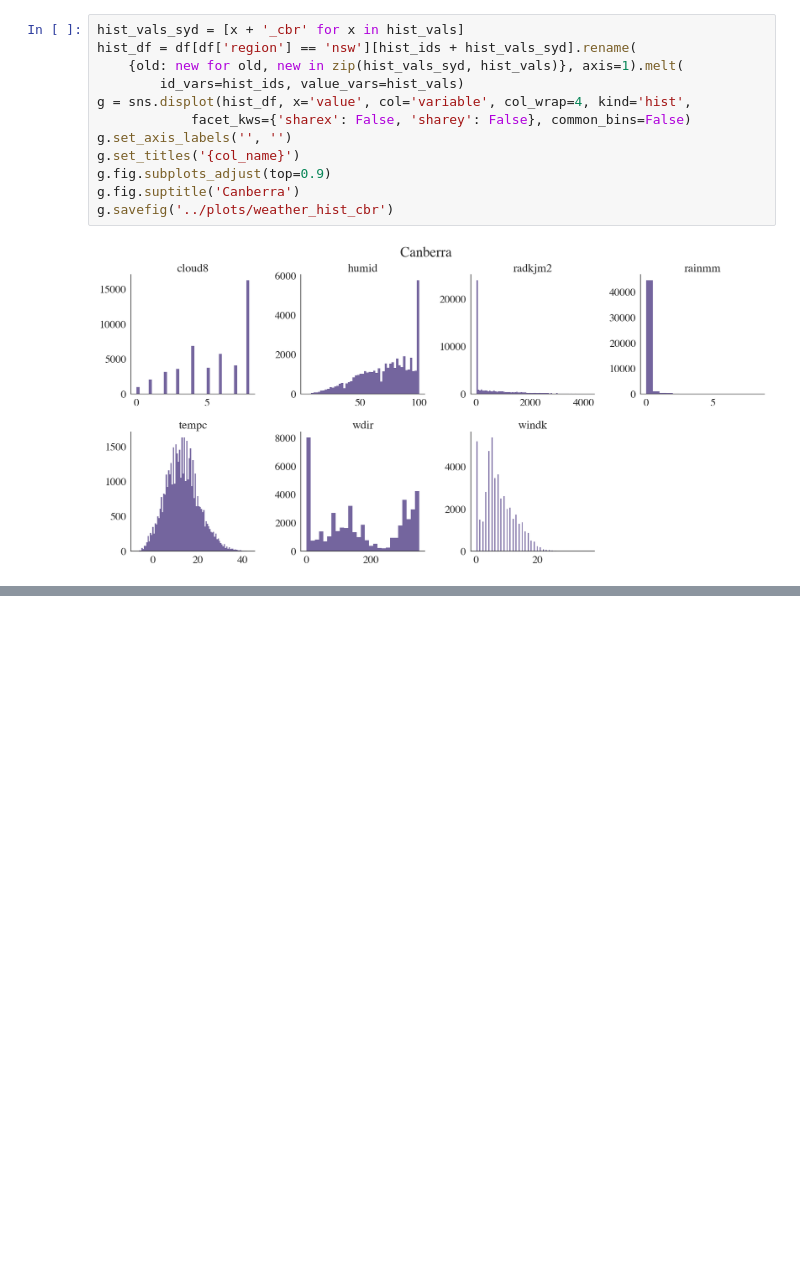
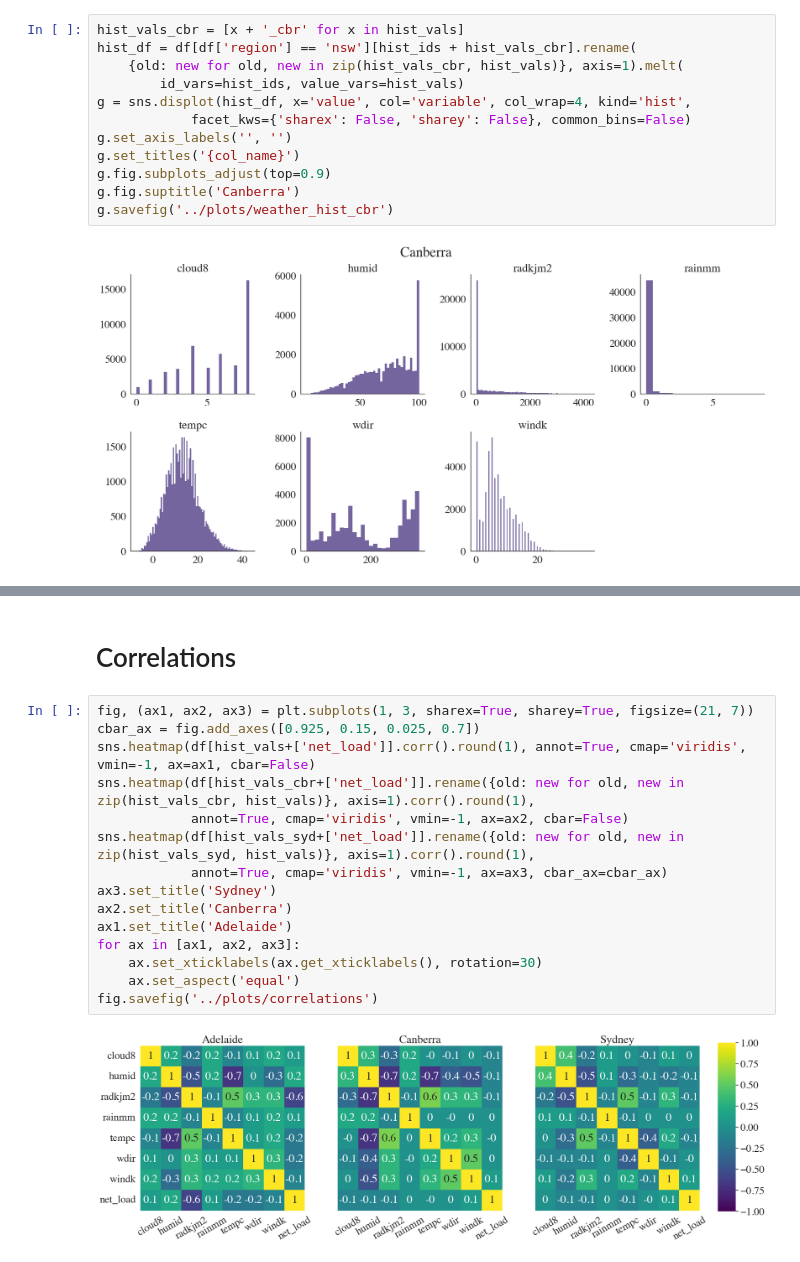
Before and after one commit to chaserobertson/tesla-stlf, a Jupyter notebook: notebooks/eda_univariate.ipynb, the cells around one changed output, grey strips where cells are left out. Cells and saved outputs as stored; diff of their text form; blank space fills up the shorter version.

```diff
--- a/notebooks/eda_univariate.ipynb
+++ b/notebooks/eda_univariate.ipynb
@@ -70,9 +64,9 @@ g.savefig('../plots/weather_hist_syd')
 # %% [output]
 [figure]
 # %%
-hist_vals_syd = [x + '_cbr' for x in hist_vals]
-hist_df = df[df['region'] == 'nsw'][hist_ids + hist_vals_syd].rename(
-    {old: new for old, new in zip(hist_vals_syd, hist_vals)}, axis=1).melt(
+hist_vals_cbr = [x + '_cbr' for x in hist_vals]
+hist_df = df[df['region'] == 'nsw'][hist_ids + hist_vals_cbr].rename(
+    {old: new for old, new in zip(hist_vals_cbr, hist_vals)}, axis=1).melt(
         id_vars=hist_ids, value_vars=hist_vals)
 g = sns.displot(hist_df, x='value', col='variable', col_wrap=4, kind='hist',
             facet_kws={'sharex': False, 'sharey': False}, common_bins=False)
@@ -85,0 +92,19 @@ g.savefig('../plots/weather_hist_cbr')
+# %% [markdown]
+# Correlations
+# %%
+fig, (ax1, ax2, ax3) = plt.subplots(1, 3, sharex=True, sharey=True, figsize=(21, 7))
+cbar_ax = fig.add_axes([0.925, 0.15, 0.025, 0.7])
+sns.heatmap(df[hist_vals+['net_load']].corr().round(1), annot=True, cmap='viridis', vmin=-1, ax=ax1, cbar=False)
+sns.heatmap(df[hist_vals_cbr+['net_load']].rename({old: new for old, new in zip(hist_vals_cbr, hist_vals)}, axis=1).corr().round(1),
+            annot=True, cmap='viridis', vmin=-1, ax=ax2, cbar=False)
+sns.heatmap(df[hist_vals_syd+['net_load']].rename({old: new for old, new in zip(hist_vals_syd, hist_vals)}, axis=1).corr().round(1),
+            annot=True, cmap='viridis', vmin=-1, ax=ax3, cbar_ax=cbar_ax)
+ax3.set_title('Sydney')
+ax2.set_title('Canberra')
+ax1.set_title('Adelaide')
+for ax in [ax1, ax2, ax3]:
+    ax.set_xticklabels(ax.get_xticklabels(), rotation=30)
+    ax.set_aspect('equal')
+fig.savefig('../plots/correlations')
+# %% [output]
+[figure, added]
```
Also changed, not shown: parts of 33 cells of this notebook, 3 other files.
